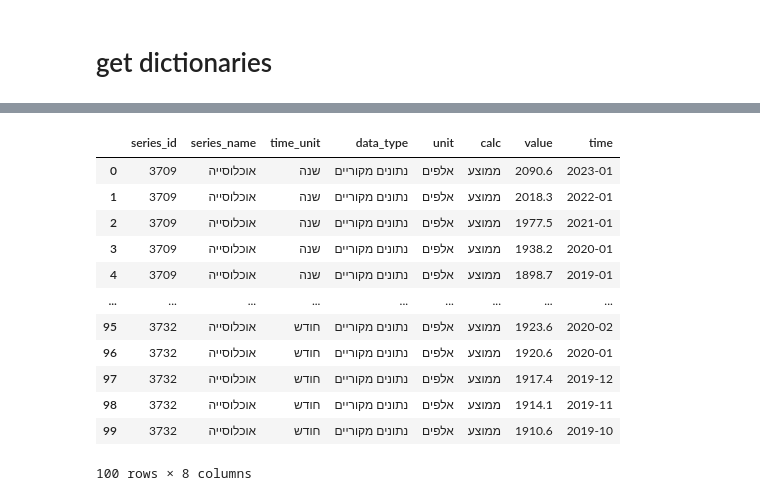
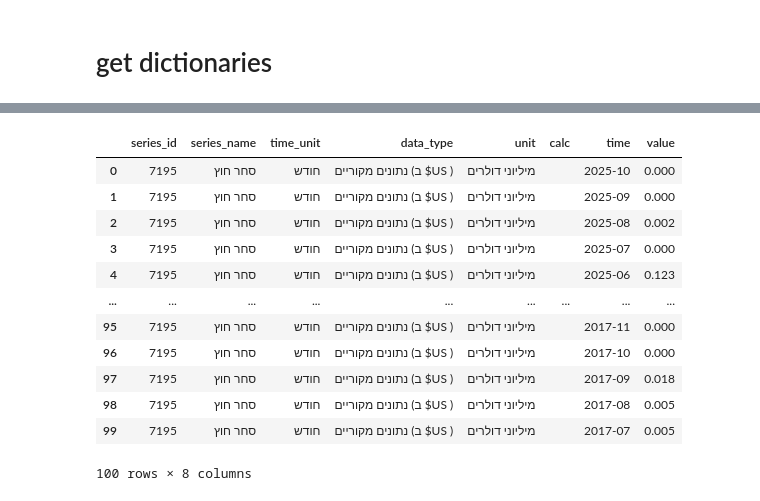
Before and after one commit to yodfatbs/APIs_connections, a Jupyter notebook: lamas_APIs.ipynb, the cells around one changed output, grey strips where cells are left out. Cells and saved outputs as stored; diff of their text form; code cells hidden in the pictures.

```diff
--- a/lamas_APIs.ipynb
+++ b/lamas_APIs.ipynb
@@ -203,16 +201,59 @@ KeyError: 'obs'
-# %%
-flat_df
-# %% [output]
-|  | series_id | series_name | time_unit | data_type | unit | calc | value | time |
-| 0 | 3709 | אוכלוסייה | שנה | נתונים מקוריים | אלפים | ממוצע | 2090.6 | 2023-01 |
-| 1 | 3709 | אוכלוסייה | שנה | נתונים מקוריים | אלפים | ממוצע | 2018.3 | 2022-01 |
-| 2 | 3709 | אוכלוסייה | שנה | נתונים מקוריים | אלפים | ממוצע | 1977.5 | 2021-01 |
-| 3 | 3709 | אוכלוסייה | שנה | נתונים מקוריים | אלפים | ממוצע | 1938.2 | 2020-01 |
-| 4 | 3709 | אוכלוסייה | שנה | נתונים מקוריים | אלפים | ממוצע | 1898.7 | 2019-01 |
-| ... | ... | ... | ... | ... | ... | ... | ... | ... |
-| 95 | 3732 | אוכלוסייה | חודש | נתונים מקוריים | אלפים | ממוצע | 1923.6 | 2020-02 |
-| 96 | 3732 | אוכלוסייה | חודש | נתונים מקוריים | אלפים | ממוצע | 1920.6 | 2020-01 |
-| 97 | 3732 | אוכלוסייה | חודש | נתונים מקוריים | אלפים | ממוצע | 1917.4 | 2019-12 |
-| 98 | 3732 | אוכלוסייה | חודש | נתונים מקוריים | אלפים | ממוצע | 1914.1 | 2019-11 |
-| 99 | 3732 | אוכלוסייה | חודש | נתונים מקוריים | אלפים | ממוצע | 1910.6 | 2019-10 |
-100 rows × 8 columns
+# %%
+# 2. נניח שבחרת קוד נושא מהרשימה — עכשיו קבלת נתונים
+data_url = "https://apis.cbs.gov.il/series/data/list"
+data_params = {
+    "id":"7195",  # דוגמה לסדרה
+    "format": "json",
+    "lang": "he",
+    "addNull": "false",
+    "data_hide": "false"
+}
+data = cbs_get(data_url, data_params)
+# %%
+if "DataSet" in data:
+    df = pd.DataFrame(data["DataSet"]['Series'])
+elif "data" in data:
+    df = pd.DataFrame(data["data"])
+else:
+    # תסתכל בשדה אחר בהתאם למבנה JSON
+    print("Structure:", data.keys())
+    df = pd.DataFrame(data)
+
+rows = []
+
+for _, row in df.iterrows():
+    series_id = row['id']
+    time_unit = row['time']['name']
+    data_type = row['data']['name']
+    unit = row['unit']['name']
+    calc = row['calc']['name']
+    series_name = row['path']['level1']['name']  # אפשר להוסיף עוד רמות אם רוצים
+
+    for obs in row['obs']:
+        rows.append({
+            'series_id': series_id,
+            'series_name': series_name,
+            'time_unit': time_unit,
+            'data_type': data_type,
+            'unit': unit,
+            'calc': calc,
+            'time': obs['TimePeriod'],
+            'value': obs['Value']
+        })
+
+flat_df = pd.DataFrame(rows)
+flat_df
+# %% [output]
+|  | series_id | series_name | time_unit | data_type | unit | calc | time | value |
+| 0 | 7195 | סחר חוץ | חודש | נתונים מקוריים (ב $US ) | מיליוני דולרים |  | 2025-10 | 0.000 |
+| 1 | 7195 | סחר חוץ | חודש | נתונים מקוריים (ב $US ) | מיליוני דולרים |  | 2025-09 | 0.000 |
+| 2 | 7195 | סחר חוץ | חודש | נתונים מקוריים (ב $US ) | מיליוני דולרים |  | 2025-08 | 0.002 |
+| 3 | 7195 | סחר חוץ | חודש | נתונים מקוריים (ב $US ) | מיליוני דולרים |  | 2025-07 | 0.000 |
+| 4 | 7195 | סחר חוץ | חודש | נתונים מקוריים (ב $US ) | מיליוני דולרים |  | 2025-06 | 0.123 |
+| ... | ... | ... | ... | ... | ... | ... | ... | ... |
+| 95 | 7195 | סחר חוץ | חודש | נתונים מקוריים (ב $US ) | מיליוני דולרים |  | 2017-11 | 0.000 |
+| 96 | 7195 | סחר חוץ | חודש | נתונים מקוריים (ב $US ) | מיליוני דולרים |  | 2017-10 | 0.000 |
+| 97 | 7195 | סחר חוץ | חודש | נתונים מקוריים (ב $US ) | מיליוני דולרים |  | 2017-09 | 0.018 |
+| 98 | 7195 | סחר חוץ | חודש | נתונים מקוריים (ב $US ) | מיליוני דולרים |  | 2017-08 | 0.005 |
+| 99 | 7195 | סחר חוץ | חודש | נתונים מקוריים (ב $US ) | מיליוני דולרים |  | 2017-07 | 0.005 |
+100 rows × 8 columns
```
Also changed, not shown: parts of 23 cells of this notebook, 1 other file.
